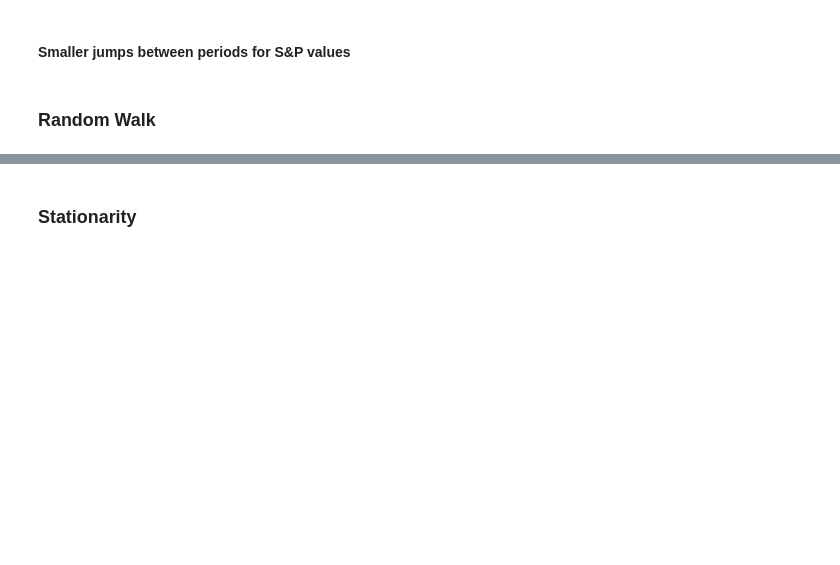
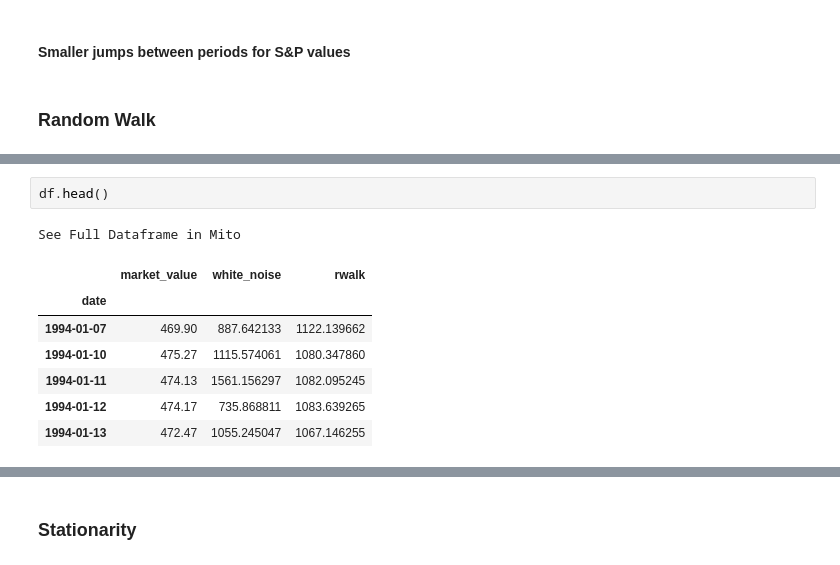
Before and after one commit to herbert0419/Hands-on, a Jupyter notebook: Time Series Analysis in Python/Section 5/S_5_L_21/Working with White Noise.ipynb, the cells around one changed output, grey strips where cells are left out. Saved outputs shown, nothing was run; the diff lists cells and outputs as text; blank space fills up the shorter version.

```diff
--- a/Time Series Analysis in Python/Section 5/S_5_L_21/Working with White Noise.ipynb
+++ b/Time Series Analysis in Python/Section 5/S_5_L_21/Working with White Noise.ipynb
@@ -77,0 +115,11 @@ plt.show()
+# %%
+df.head()
+# %% [output]
+See Full Dataframe in Mito
+|  | market_value | white_noise | rwalk |
+| date |  |  |  |
+| 1994-01-07 | 469.90 | 887.642133 | 1122.139662 |
+| 1994-01-10 | 475.27 | 1115.574061 | 1080.347860 |
+| 1994-01-11 | 474.13 | 1561.156297 | 1082.095245 |
+| 1994-01-12 | 474.17 | 735.868811 | 1083.639265 |
+| 1994-01-13 | 472.47 | 1055.245047 | 1067.146255 |
```
Also changed, not shown: parts of 10 cells of this notebook, 1 other file.
